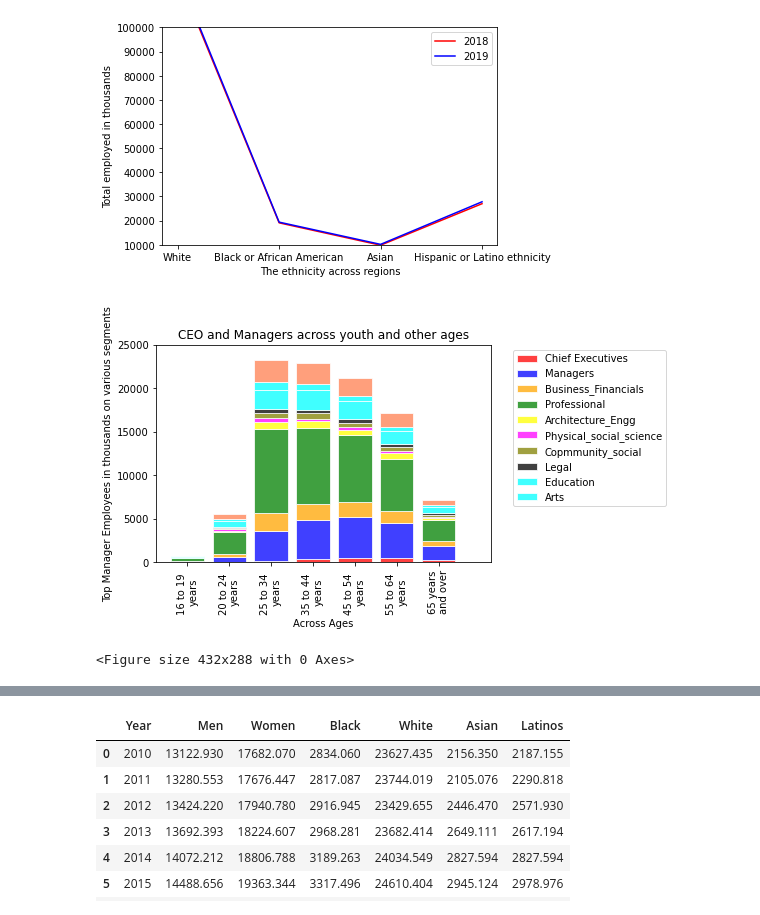
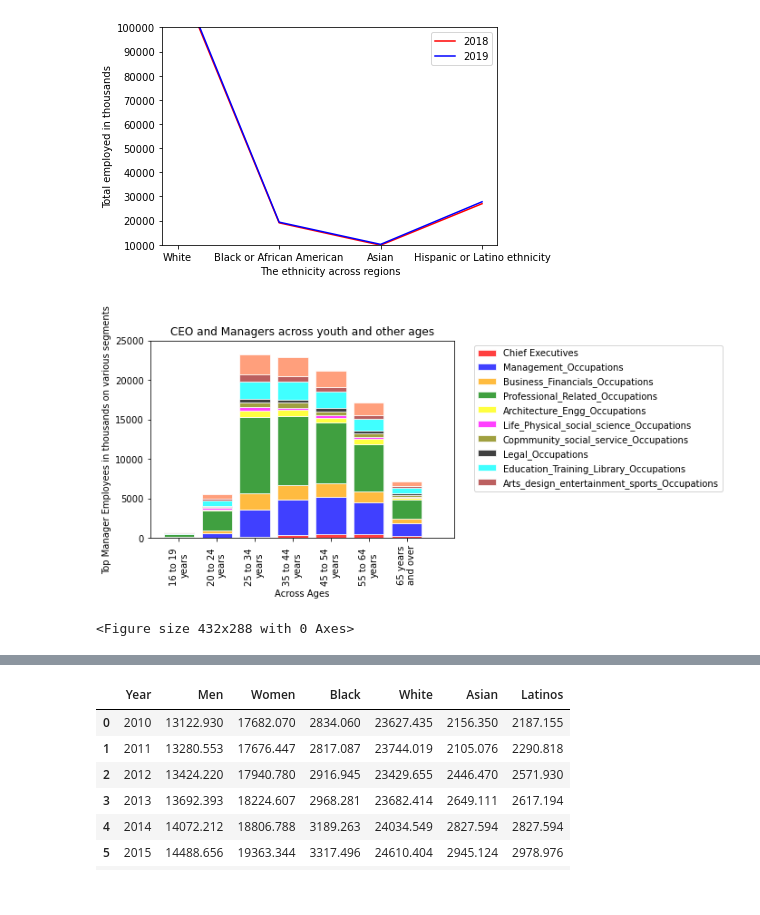
Before and after one commit to chinnamanaidu/project_rutgers, a Jupyter notebook: Project_bls/bls_starter.ipynb, the cells around one changed output, grey strips where cells are left out. Cells and saved outputs as stored; diff of their text form; code cells hidden in the pictures.

```diff
--- a/Project_bls/bls_starter.ipynb
+++ b/Project_bls/bls_starter.ipynb
@@ -58,8 +58,8 @@ ind_totalemp_metadata.head(50)
 # %%
 ind_totalemp_metadata = ind_totalemp_metadata.rename(columns={"Manage-ment, business, and financial operations occupations":"Management occupations",
                                                               "Professional and related occupations":"Professional occupations",
-                                                              "Protective service occupations":"Protective occupations",
-                                                              "Service occupations, except protective":"Except Protective occupations",
+                                                              "Protective service occupations":"Protective service occupations",
+                                                              "Service occupations, except protective":"Except Protective service occupations",
                                                               "Sales\nand\nrelated\noccupations":"Sales occupations",
                                                               "Office\nand\nadminis-\ntrative\nsupport\noccupations":"Office Administration occupations",
                                                               "Farming,\nfishing,\nand\nforestry occupations":"Farming Fishing occupations",
@@ -504,44 +512,44 @@ plt.legend()
 ceo_manager_type = ind_ceo_age_metadata["Age Range"].astype('string')
 n=len(ceo_manager_type)
 #ind_ceo_age_metadata['Chief Executives']=ind_ceo_age_metadata['Chief Executives'].astype('string')
-ind_ceo_age_metadata['Managers']=ind_ceo_age_metadata['Managers'].astype('string')
-ind_ceo_age_metadata['Business_Financials']=ind_ceo_age_metadata['Business_Financials'].astype('string')
-ind_ceo_age_metadata['Professional']=ind_ceo_age_metadata['Professional'].astype('string')
-#ind_ceo_age_metadata['Architecture_Engg']=ind_ceo_age_metadata['Architecture_Engg'].astype('string')
-#ind_ceo_age_metadata['Physical_social_science']=ind_ceo_age_metadata['Physical_social_science'].astype('string')
-#ind_ceo_age_metadata['Copmmunity_social']=ind_ceo_age_metadata['Copmmunity_social'].astype('string')
-#ind_ceo_age_metadata['Legal']=ind_ceo_age_metadata['Legal'].astype('string')
-ind_ceo_age_metadata['Education']=ind_ceo_age_metadata['Education'].astype('string')
-#ind_ceo_age_metadata['Arts']=ind_ceo_age_metadata['Arts'].astype('string')
-ind_ceo_age_metadata['Health_care']=ind_ceo_age_metadata['Health_care'].astype('string')
+ind_ceo_age_metadata['Management_Occupations']=ind_ceo_age_metadata['Management_Occupations'].astype('string')
+ind_ceo_age_metadata['Business_Financials_Occupations']=ind_ceo_age_metadata['Business_Financials_Occupations'].astype('string')
+ind_ceo_age_metadata['Professional_Related_Occupations']=ind_ceo_age_metadata['Professional_Related_Occupations'].astype('string')
+#ind_ceo_age_metadata['Architecture_Engg_Occupations']=ind_ceo_age_metadata['Architecture_Engg_Occupations'].astype('string')
+#ind_ceo_age_metadata['Life_Physical_social_science_Occupations']=ind_ceo_age_metadata['Life_Physical_social_science_Occupations'].astype('string')
+#ind_ceo_age_metadata['Copmmunity_social_service_Occupations']=ind_ceo_age_metadata['Copmmunity_social_service_Occupations'].astype('string')
+#ind_ceo_age_metadata['Legal_Occupations']=ind_ceo_age_metadata['Legal_Occupations'].astype('string')
+ind_ceo_age_metadata['Education_Training_Library_Occupations']=ind_ceo_age_metadata['Education_Training_Library_Occupations'].astype('string')
+#ind_ceo_age_metadata['Arts_design_entertainment_sports_Occupations']=ind_ceo_age_metadata['Arts_design_entertainment_sports_Occupations'].astype('string')
+ind_ceo_age_metadata['Healthcare_practitioner_technical_Occupations']=ind_ceo_age_metadata['Healthcare_practitioner_technical_Occupations'].astype('string')
 
 
 #ind_ceo_age_metadata['Chief Executives']=ind_ceo_age_metadata['Chief Executives'].str.replace(',','')
-ind_ceo_age_metadata['Managers']=ind_ceo_age_metadata['Managers'].str.replace(',','')
-ind_ceo_age_metadata['Business_Financials']=ind_ceo_age_metadata['Business_Financials'].str.replace(',','')
-ind_ceo_age_metadata['Professional']=ind_ceo_age_metadata['Professional'].str.replace(',','')
-#ind_ceo_age_metadata['Architecture_Engg']=ind_ceo_age_metadata['Architecture_Engg'].str.replace(',','')
-#ind_ceo_age_metadata['Physical_social_science']=ind_ceo_age_metadata['Physical_social_science'].str.replace(',','')
-#ind_ceo_age_metadata['Copmmunity_social']=ind_ceo_age_metadata['Copmmunity_social'].str.replace(',','')
-#ind_ceo_age_metadata['Legal']=ind_ceo_age_metadata['Legal'].str.replace(',','')
-ind_ceo_age_metadata['Business_Financials']=ind_ceo_age_metadata['Business_Financials'].str.replace(',','')
-#ind_ceo_age_metadata['Arts']=ind_ceo_age_metadata['Arts'].str.replace(',','')
-ind_ceo_age_metadata['Education']=ind_ceo_age_metadata['Education'].str.replace(',','')
-ind_ceo_age_metadata['Health_care']=ind_ceo_age_metadata['Health_care'].str.replace(',','')
+ind_ceo_age_metadata['Management_Occupations']=ind_ceo_age_metadata['Management_Occupations'].str.replace(',','')
+ind_ceo_age_metadata['Business_Financials_Occupations']=ind_ceo_age_metadata['Business_Financials_Occupations'].str.replace(',','')
+ind_ceo_age_metadata['Professional_Related_Occupations']=ind_ceo_age_metadata['Professional_Related_Occupations'].str.replace(',','')
+#ind_ceo_age_metadata['Architecture_Engg_Occupations']=ind_ceo_age_metadata['Architecture_Engg_Occupations'].str.replace(',','')
+#ind_ceo_age_metadata['Life_Physical_social_science_Occupations']=ind_ceo_age_metadata['Life_Physical_social_science_Occupations'].str.replace(',','')
+#ind_ceo_age_metadata['Copmmunity_social_service_Occupations']=ind_ceo_age_metadata['Copmmunity_social_service_Occupations'].str.replace(',','')
+#ind_ceo_age_metadata['Legal_Occupations']=ind_ceo_age_metadata['Legal_Occupations'].str.replace(',','')
+#ind_ceo_age_metadata['Business_Financials']=ind_ceo_age_metadata['Business_Financials'].str.replace(',','')
+#ind_ceo_age_metadata['Arts_design_entertainment_sports_Occupations']=ind_ceo_age_metadata['Arts_design_entertainment_sports_Occupations'].str.replace(',','')
+ind_ceo_age_metadata['Education_Training_Library_Occupations']=ind_ceo_age_metadata['Education_Training_Library_Occupations'].str.replace(',','')
+ind_ceo_age_metadata['Healthcare_practitioner_technical_Occupations']=ind_ceo_age_metadata['Healthcare_practitioner_technical_Occupations'].str.replace(',','')
 
 
 
 ind_ceo_age_metadata['Chief Executives']=ind_ceo_age_metadata["Chief Executives"].astype('float')
-ind_ceo_age_metadata['Managers']=ind_ceo_age_metadata['Managers'].astype('float')
-ind_ceo_age_metadata['Business_Financials']=ind_ceo_age_metadata['Business_Financials'].astype('float')
-ind_ceo_age_metadata['Professional']=ind_ceo_age_metadata['Professional'].astype('float')
-ind_ceo_age_metadata['Architecture_Engg']=ind_ceo_age_metadata['Architecture_Engg'].astype('float')
-ind_ceo_age_metadata['Physical_social_science']=ind_ceo_age_metadata['Physical_social_science'].astype('float')
-ind_ceo_age_metadata['Copmmunity_social']=ind_ceo_age_metadata['Copmmunity_social'].astype('float')
-ind_ceo_age_metadata['Legal']=ind_ceo_age_metadata['Legal'].astype('float')
-ind_ceo_age_metadata['Education']=ind_ceo_age_metadata['Education'].astype('float')
-ind_ceo_age_metadata['Arts']=ind_ceo_age_metadata['Arts'].astype('float')
-ind_ceo_age_metadata['Health_care']=ind_ceo_age_metadata['Health_care'].astype('float')
+ind_ceo_age_metadata['Management_Occupations']=ind_ceo_age_metadata['Management_Occupations'].astype('float')
+ind_ceo_age_metadata['Business_Financials_Occupations']=ind_ceo_age_metadata['Business_Financials_Occupations'].astype('float')
+ind_ceo_age_metadata['Professional_Related_Occupations']=ind_ceo_age_metadata['Professional_Related_Occupations'].astype('float')
+ind_ceo_age_metadata['Architecture_Engg_Occupations']=ind_ceo_age_metadata['Architecture_Engg_Occupations'].astype('float')
+ind_ceo_age_metadata['Life_Physical_social_science_Occupations']=ind_ceo_age_metadata['Life_Physical_social_science_Occupations'].astype('float')
+ind_ceo_age_metadata['Copmmunity_social_service_Occupations']=ind_ceo_age_metadata['Copmmunity_social_service_Occupations'].astype('float')
+ind_ceo_age_metadata['Legal_Occupations']=ind_ceo_age_metadata['Legal_Occupations'].astype('float')
+ind_ceo_age_metadata['Education_Training_Library_Occupations']=ind_ceo_age_metadata['Education_Training_Library_Occupations'].astype('float')
+ind_ceo_age_metadata['Arts_design_entertainment_sports_Occupations']=ind_ceo_age_metadata['Arts_design_entertainment_sports_Occupations'].astype('float')
+ind_ceo_age_metadata['Healthcare_practitioner_technical_Occupations']=ind_ceo_age_metadata['Healthcare_practitioner_technical_Occupations'].astype('float')
 
 
 
@@ -562,16 +570,16 @@ hea_occ = []
 
 for x in x_axis:
     ceo_occ.append(ind_ceo_age_metadata['Chief Executives'][x])
-    man_occ.append(ind_ceo_age_metadata['Managers'][x])
-    bus_occ.append(ind_ceo_age_metadata['Business_Financials'][x])
-    pro_occ.append(ind_ceo_age_metadata['Professional'][x])
-    arc_occ.append(ind_ceo_age_metadata['Architecture_Engg'][x])
-    phy_occ.append(ind_ceo_age_metadata['Physical_social_science'][x])
-    com_occ.append(ind_ceo_age_metadata['Copmmunity_social'][x])
-    leg_occ.append(ind_ceo_age_metadata['Legal'][x])
-    edu_occ.append(ind_ceo_age_metadata['Education'][x])
-    art_occ.append(ind_ceo_age_metadata['Arts'][x])
-    hea_occ.append(ind_ceo_age_metadata['Health_care'][x])
+    man_occ.append(ind_ceo_age_metadata['Management_Occupations'][x])
+    bus_occ.append(ind_ceo_age_metadata['Business_Financials_Occupations'][x])
+    pro_occ.append(ind_ceo_age_metadata['Professional_Related_Occupations'][x])
+    arc_occ.append(ind_ceo_age_metadata['Architecture_Engg_Occupations'][x])
+    phy_occ.append(ind_ceo_age_metadata['Life_Physical_social_science_Occupations'][x])
+    com_occ.append(ind_ceo_age_metadata['Copmmunity_social_service_Occupations'][x])
+    leg_occ.append(ind_ceo_age_metadata['Legal_Occupations'][x])
+    edu_occ.append(ind_ceo_age_metadata['Education_Training_Library_Occupations'][x])
+    art_occ.append(ind_ceo_age_metadata['Arts_design_entertainment_sports_Occupations'][x])
+    hea_occ.append(ind_ceo_age_metadata['Healthcare_practitioner_technical_Occupations'][x])
 
 plt.title("CEO and Managers across youth and other ages")
 plt.xlabel("Across Ages")
@@ -593,35 +601,35 @@ clt.append(ind_ceo_age_metadata.columns[10])
 
 bars = np.add(ceo_occ, man_occ).tolist()
 bars1 = np.add(bus_occ, bars).tolist()
 bars2 = np.add(pro_occ, bars1).tolist()
 bars3 = np.add(arc_occ, bars2).tolist()
 bars4 = np.add(phy_occ, bars3).tolist()
 bars5 = np.add(com_occ, bars4).tolist()
 bars6 = np.add(leg_occ, bars5).tolist()
 bars7 = np.add(edu_occ, bars6).tolist()
 bars8 = np.add(art_occ, bars7).tolist()
 
 p1=plt.bar(x_axis, ceo_occ, facecolor="red", color = "red", edgecolor="white", alpha=0.75, align="center")
 p2=plt.bar(x_axis, man_occ, facecolor="blue", color = "blue", bottom=ceo_occ, edgecolor="white", alpha=0.75, align="center")
 p3=plt.bar(x_axis, bus_occ, facecolor="orange", color = "orange", bottom=bars, edgecolor="white", alpha=0.75, align="center")
 p4=plt.bar(x_axis, pro_occ, facecolor="green", color = "green", bottom=bars1, edgecolor="white", alpha=0.75, align="center")
 p5=plt.bar(x_axis, arc_occ, facecolor="yellow", color = "yellow", bottom=bars2, edgecolor="white", alpha=0.75, align="center")
 p6=plt.bar(x_axis, phy_occ, facecolor="magenta", color = "magenta", bottom=bars3, edgecolor="white", alpha=0.75, align="center")
 p7=plt.bar(x_axis, com_occ, facecolor="olive", color = "olive", bottom=bars4, edgecolor="white", alpha=0.75, align="center")
 p8=plt.bar(x_axis, leg_occ, facecolor="black", color = "black", bottom=bars5, edgecolor="white", alpha=0.75, align="center")
 p9=plt.bar(x_axis, edu_occ, facecolor="cyan", color = "cyan", bottom=bars6, edgecolor="white", alpha=0.75, align="center")
-p10=plt.bar(x_axis, art_occ, facecolor="aqua", color = "aqua", bottom=bars7, edgecolor="white", alpha=0.75, align="center")
+p10=plt.bar(x_axis, art_occ, facecolor="brown", color = "brown", bottom=bars7, edgecolor="white", alpha=0.75, align="center")
 p11=plt.bar(x_axis, hea_occ, facecolor="Coral", color = "Coral", bottom=bars8, edgecolor="white", alpha=0.75, align="center")
 
 plt.xticks(range(0, len(ceo_manager_type)), ceo_manager_type, rotation="vertical")
 #plt.legend(clr,clt, loc="best")
 plt.legend((p1,p2,p3,p4,p5,p6,p7,p8,p9,p10,p11), clt,  bbox_to_anchor=(1.05,1), loc='upper left')
 plt.ylim(0, 25000)
 plt.savefig("industry_total_ceo_manager_youth.png")
 plt.show()
 plt.tight_layout()
 # %% [output]
-[figure, old version]
+[figure, new version]
 <Figure size 432x288 with 0 Axes>
 # %%
 ind_ceo_gen_metadata
```
Also changed, not shown: parts of 4 cells of this notebook, 6 other files.
